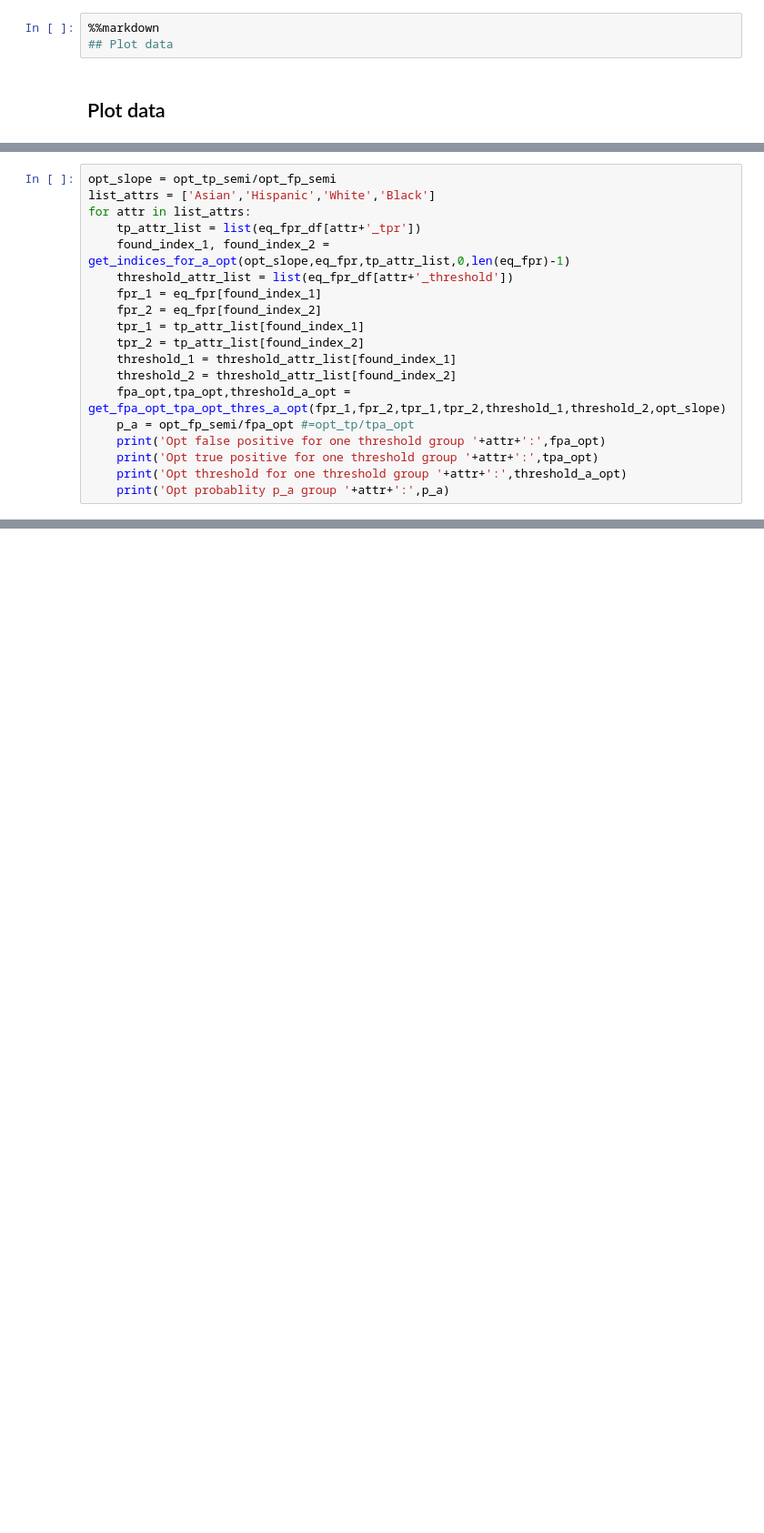
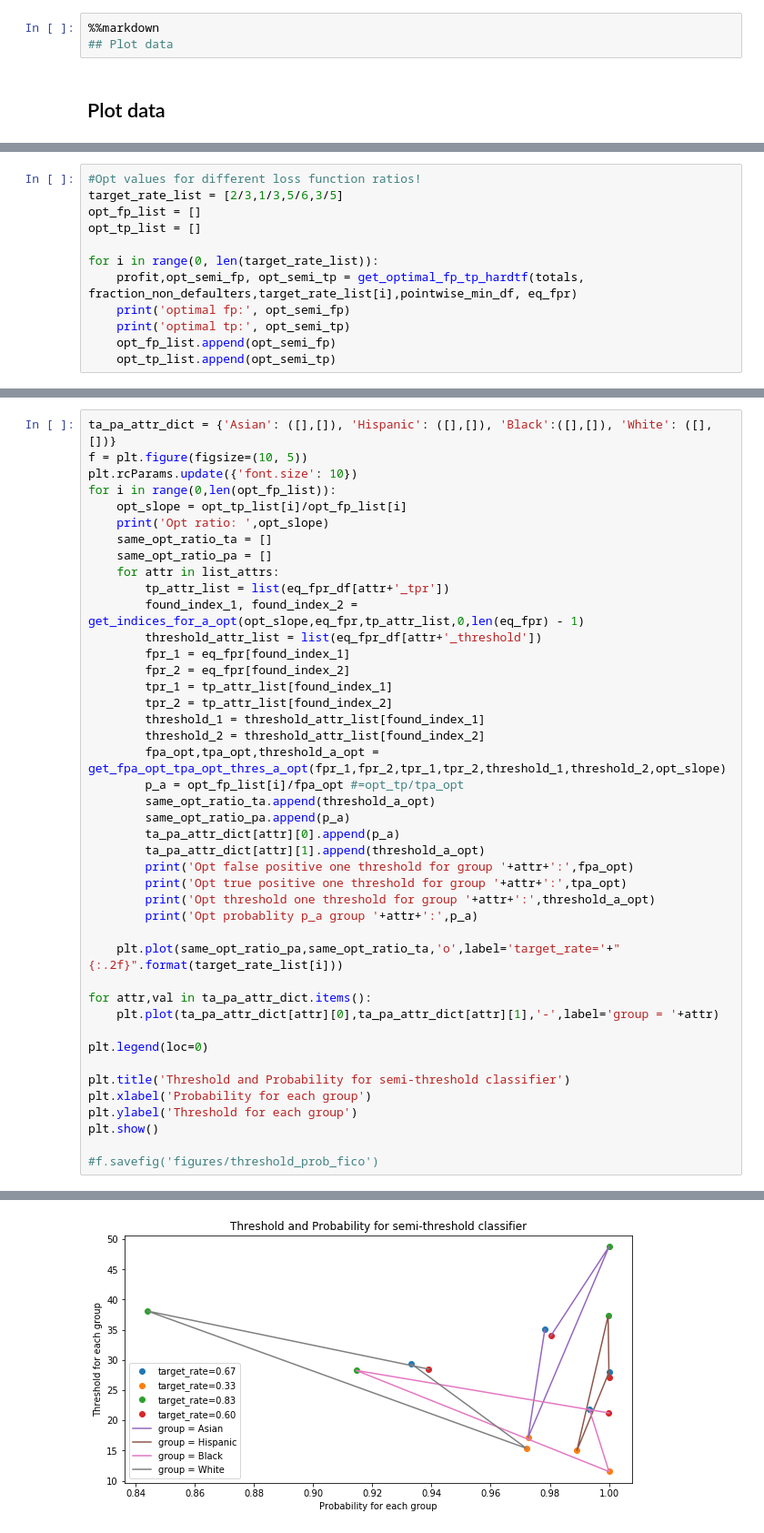
Before and after one commit to nrajanee/ExperimentsforEqOdsNondecreasingCondProbsPaper, a Jupyter notebook: explore_plot_data_fico.ipynb, the cells around one changed output, grey strips where cells are left out. Shown at 91% size. Saved outputs shown, nothing was run; the diff lists cells and outputs as text; blank space fills up the shorter version.

```diff
--- a/explore_plot_data_fico.ipynb
+++ b/explore_plot_data_fico.ipynb
@@ -210,0 +219,12 @@ f.savefig('figure/fico_tr_1_3.png')
+# %%
+#Opt values for different loss function ratios!
+target_rate_list = [2/3,1/3,5/6,3/5]
+opt_fp_list = []
+opt_tp_list = []
+
+for i in range(0, len(target_rate_list)):
+    profit,opt_semi_fp, opt_semi_tp = get_optimal_fp_tp_hardtf(totals, fraction_non_defaulters,target_rate_list[i],pointwise_min_df, eq_fpr)
+    print('optimal fp:', opt_semi_fp)
+    print('optimal tp:', opt_semi_tp)
+    opt_fp_list.append(opt_semi_fp)
+    opt_tp_list.append(opt_semi_tp)
@@ -211,20 +240,44 @@ f.savefig('figure/fico_tr_1_3.png')
 # %%
-opt_slope = opt_tp_semi/opt_fp_semi
-list_attrs = ['Asian','Hispanic','White','Black']
-for attr in list_attrs:
-    tp_attr_list = list(eq_fpr_df[attr+'_tpr'])
-    found_index_1, found_index_2 = get_indices_for_a_opt(opt_slope,eq_fpr,tp_attr_list,0,len(eq_fpr)-1)
-    threshold_attr_list = list(eq_fpr_df[attr+'_threshold'])
-    fpr_1 = eq_fpr[found_index_1]
-    fpr_2 = eq_fpr[found_index_2]
-    tpr_1 = tp_attr_list[found_index_1]
-    tpr_2 = tp_attr_list[found_index_2]
-    threshold_1 = threshold_attr_list[found_index_1]
-    threshold_2 = threshold_attr_list[found_index_2]
-    fpa_opt,tpa_opt,threshold_a_opt = get_fpa_opt_tpa_opt_thres_a_opt(fpr_1,fpr_2,tpr_1,tpr_2,threshold_1,threshold_2,opt_slope)
-    p_a = opt_fp_semi/fpa_opt #=opt_tp/tpa_opt
-    print('Opt false positive for one threshold group '+attr+':',fpa_opt)
-    print('Opt true positive for one threshold group '+attr+':',tpa_opt)
-    print('Opt threshold for one threshold group '+attr+':',threshold_a_opt)
-    print('Opt probablity p_a group '+attr+':',p_a)
+ta_pa_attr_dict = {'Asian': ([],[]), 'Hispanic': ([],[]), 'Black':([],[]), 'White': ([],[])}
+f = plt.figure(figsize=(10, 5))
+plt.rcParams.update({'font.size': 10})
+for i in range(0,len(opt_fp_list)):
+    opt_slope = opt_tp_list[i]/opt_fp_list[i]
+    print('Opt ratio: ',opt_slope)
+    same_opt_ratio_ta = []
+    same_opt_ratio_pa = []
+    for attr in list_attrs:
+        tp_attr_list = list(eq_fpr_df[attr+'_tpr'])
+        found_index_1, found_index_2 = get_indices_for_a_opt(opt_slope,eq_fpr,tp_attr_list,0,len(eq_fpr) - 1)
+        threshold_attr_list = list(eq_fpr_df[attr+'_threshold'])
+        fpr_1 = eq_fpr[found_index_1]
+        fpr_2 = eq_fpr[found_index_2]
+        tpr_1 = tp_attr_list[found_index_1]
+        tpr_2 = tp_attr_list[found_index_2]
+        threshold_1 = threshold_attr_list[found_index_1]
+        threshold_2 = threshold_attr_list[found_index_2]
+        fpa_opt,tpa_opt,threshold_a_opt = get_fpa_opt_tpa_opt_thres_a_opt(fpr_1,fpr_2,tpr_1,tpr_2,threshold_1,threshold_2,opt_slope)
+        p_a = opt_fp_list[i]/fpa_opt #=opt_tp/tpa_opt
+        same_opt_ratio_ta.append(threshold_a_opt)
+        same_opt_ratio_pa.append(p_a)
+        ta_pa_attr_dict[attr][0].append(p_a)
+        ta_pa_attr_dict[attr][1].append(threshold_a_opt)
+        print('Opt false positive one threshold for group '+attr+':',fpa_opt)
+        print('Opt true positive one threshold for group '+attr+':',tpa_opt)
+        print('Opt threshold one threshold for group '+attr+':',threshold_a_opt)
+        print('Opt probablity p_a group '+attr+':',p_a)
+
+    plt.plot(same_opt_ratio_pa,same_opt_ratio_ta,'o',label='target_rate='+"{:.2f}".format(target_rate_list[i]))
+
+for attr,val in ta_pa_attr_dict.items():
+    plt.plot(ta_pa_attr_dict[attr][0],ta_pa_attr_dict[attr][1],'-',label='group = '+attr)
+
+plt.legend(loc=0)
+
+plt.title('Threshold and Probability for semi-threshold classifier')
+plt.xlabel('Probability for each group')
+plt.ylabel('Threshold for each group')
+plt.show()
+
+#f.savefig('figures/threshold_prob_fico')
 # %% [output]
@@ -246,0 +301 @@ Opt probablity p_a group Black: 0.9904669614544522
+[figure, added]
```
Also changed, not shown: parts of 13 cells of this notebook, 12 other files.
